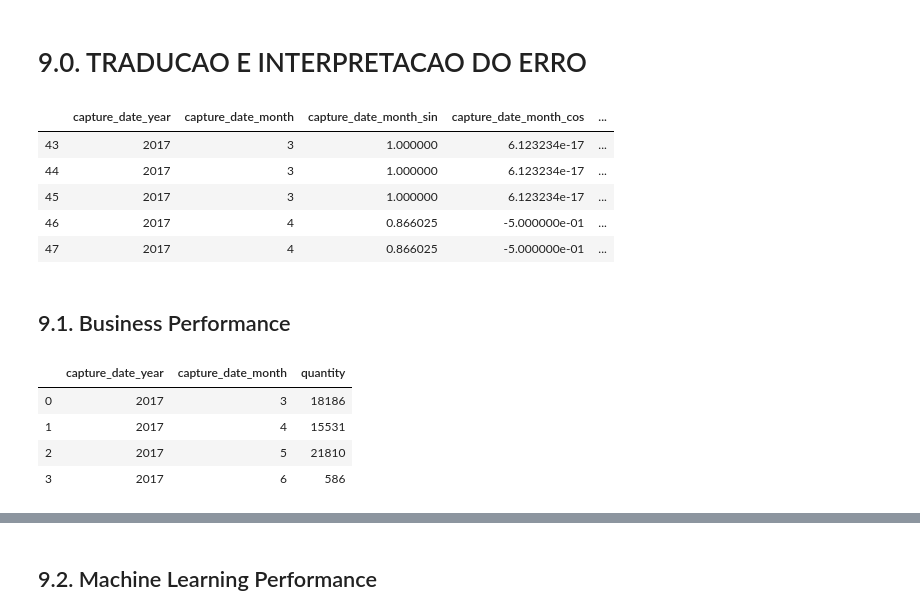
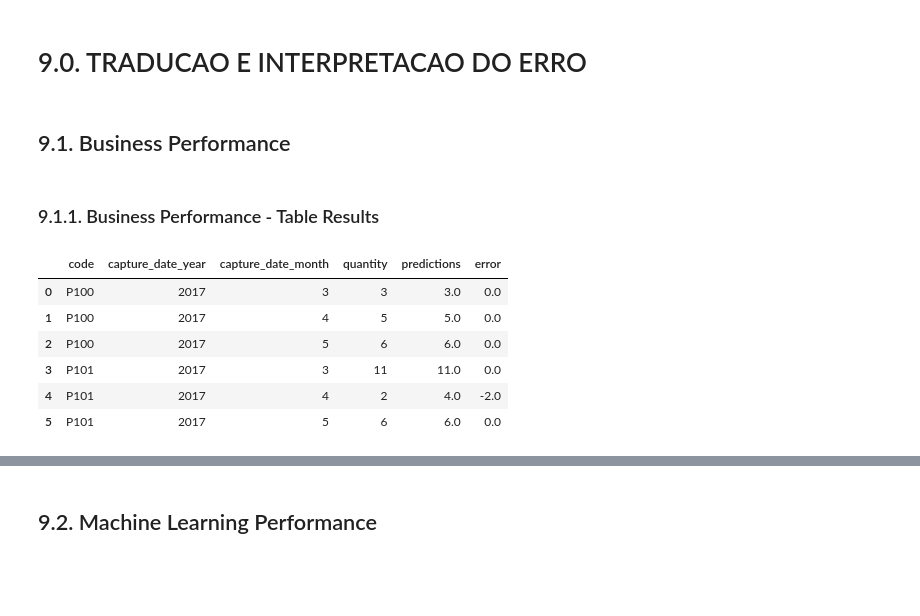
Before and after one commit to Meigarom/Demand-Forecast, a Jupyter notebook: notebooks/Products-Prediction.ipynb, the cells around one changed output, grey strips where cells are left out. Saved outputs shown, nothing was run; the diff lists cells and outputs as text; code cells hidden in the pictures; blank space fills up the shorter version.

```diff
--- a/notebooks/Products-Prediction.ipynb
+++ b/notebooks/Products-Prediction.ipynb
@@ -347,6 +347,12 @@ df2['process_date_week_of_year'] = df2['process_date'].dt.weekofyear
 # year week
 df2['capture_year_week'] = df2['capture_date'].dt.strftime( '%Y-%W' )
 df2['process_year_week'] = df2['process_date'].dt.strftime( '%Y-%W' )
+
+# day after launch
+aux = df2[['code', 'capture_date']].groupby( 'code' ).min().reset_index().rename( columns = {'capture_date':'first_day'} )
+df2 = pd.merge( df2, aux, how='left', on='code' )
+df2['day_after_launch'] = ( df2['capture_date'] - df2['first_day'] ).apply( lambda x: x.days ).astype( int )
+df2 = df2.drop( 'first_day', axis=1 )
 
 # unit price
 df2['unit_price'] = df2['price'] / df2['quantity']
@@ -502,11 +627,12 @@ X_train.head()
 # %%
 cols_selected_boruta = [
     'capture_date_year',
-    'capture_date_month',
+    #'capture_date_month',
     'capture_date_month_sin',
     'capture_date_month_cos',
     'capture_date_day_sin',
     'capture_date_day_cos',
+    'day_after_launch',
     'capture_date_week_of_year_sin',
     'capture_date_week_of_year_cos',
     'enc_unit_price',
@@ -537,7 +663,7 @@ cols_selected_boruta = [
 
 
 # columns to add
-feat_to_add = ['code', 'capture_date', 'quantity']
+feat_to_add = ['code', 'capture_date_month', 'capture_date', 'quantity']
 
 cols_selected_boruta_full = cols_selected_boruta.copy()
 cols_selected_boruta_full.extend( feat_to_add )
@@ -705,9 +824,0 @@ df9['predictions'] = np.round( yhat_xgb, 0 )
-# %%
-df9.head()
-# %% [output]
-|  | capture_date_year | capture_date_month | capture_date_month_sin | capture_date_month_cos | ... |
-| 43 | 2017 | 3 | 1.000000 | 6.123234e-17 | ... |
-| 44 | 2017 | 3 | 1.000000 | 6.123234e-17 | ... |
-| 45 | 2017 | 3 | 1.000000 | 6.123234e-17 | ... |
-| 46 | 2017 | 4 | 0.866025 | -5.000000e-01 | ... |
-| 47 | 2017 | 4 | 0.866025 | -5.000000e-01 | ... |
@@ -717,10 +825,15 @@ df9['error_rate'] = df9['predictions'] / df9['quantity']
 # %% [markdown]
 ## 9.1. Business Performance
+# %% [markdown]
+### 9.1.1. Business Performance - Table Results
 # %%
-df9[['capture_date_year', 'capture_date_month', 'quantity']].groupby( ['capture_date_year', 'capture_date_month'] ).sum().reset_index()
+aux = df9[['code', 'capture_date_year', 'capture_date_month', 'quantity', 'predictions', 'error']].groupby( ['code', 'capture_date_year', 'capture_date_month'] ).sum().reset_index()
+aux.sort_values( ['code', 'capture_date_month'] ).head(6)
 # %% [output]
-|  | capture_date_year | capture_date_month | quantity |
-| 0 | 2017 | 3 | 18186 |
-| 1 | 2017 | 4 | 15531 |
-| 2 | 2017 | 5 | 21810 |
-| 3 | 2017 | 6 | 586 |
+|  | code | capture_date_year | capture_date_month | quantity | predictions | error |
+| 0 | P100 | 2017 | 3 | 3 | 3.0 | 0.0 |
+| 1 | P100 | 2017 | 4 | 5 | 5.0 | 0.0 |
+| 2 | P100 | 2017 | 5 | 6 | 6.0 | 0.0 |
+| 3 | P101 | 2017 | 3 | 11 | 11.0 | 0.0 |
+| 4 | P101 | 2017 | 4 | 2 | 4.0 | -2.0 |
+| 5 | P101 | 2017 | 5 | 6 | 6.0 | 0.0 |
```
Also changed, not shown: parts of 41 cells of this notebook.
